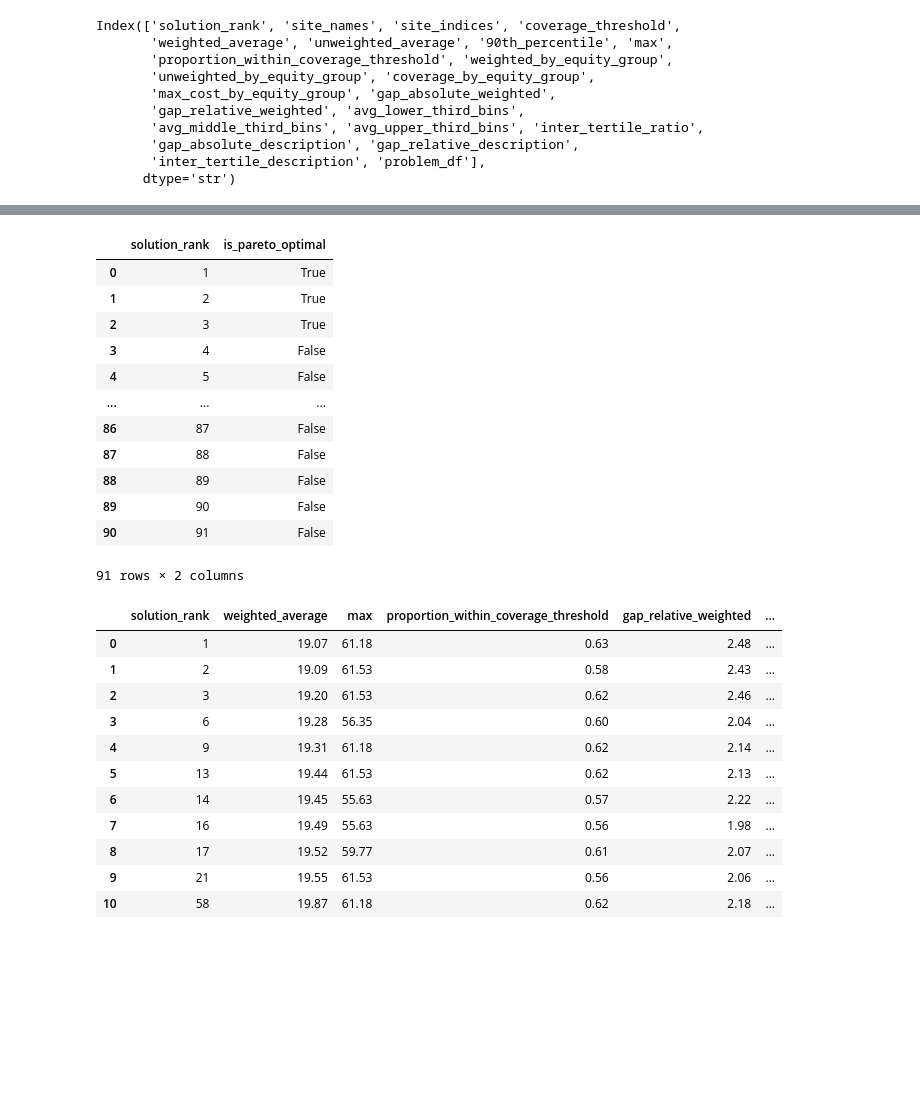
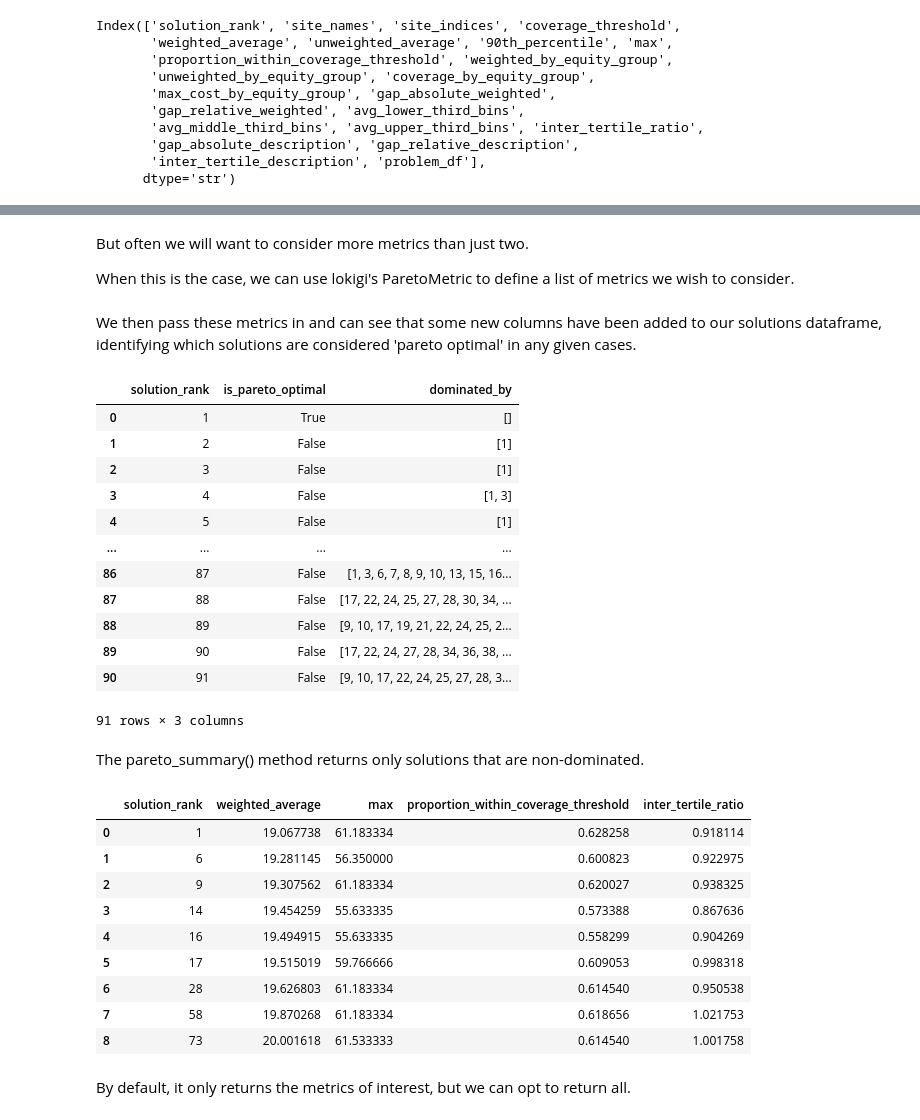
Before and after one commit to hsma-tools/lokigi, a Jupyter notebook: examples/location/multiobjective_optimisation_pareto/index.ipynb, the cells around one changed output, grey strips where cells are left out. Saved outputs shown, nothing was run; the diff lists cells and outputs as text; code cells hidden in the pictures; blank space fills up the shorter version.

```diff
--- a/examples/location/multiobjective_optimisation_pareto/index.ipynb
+++ b/examples/location/multiobjective_optimisation_pareto/index.ipynb
@@ -351,3 +130,7 @@ def describe_tradeoffs_for_stakeholders(
+# %% [markdown]
+But often we will want to consider more metrics than just two.
+
+When this is the case, we can use lokigi's ParetoMetric to define a list of metrics we wish to consider.
 # %%
 metrics = [
         ParetoMetric(column="weighted_average", direction="lower_better",
@@ -363,37 +144,40 @@ metrics = [
         ]
+# %% [markdown]
+We then pass these metrics in and can see that some new columns have been added to our solutions dataframe, identifying which solutions are considered 'pareto optimal' in any given cases.
 # %%
-solution_pareto = compute_pareto_front(
-    solution.show_solutions(),
+solution.compute_pareto_front(
     metrics=metrics
         )
 
-solution_pareto[["solution_rank", "is_pareto_optimal"]]
+solution.show_solutions()[["solution_rank", "is_pareto_optimal", "dominated_by"]]
 # %% [output]
-|  | solution_rank | is_pareto_optimal |
-| 0 | 1 | True |
-| 1 | 2 | True |
-| 2 | 3 | True |
-| 3 | 4 | False |
-| 4 | 5 | False |
-| ... | ... | ... |
-| 86 | 87 | False |
-| 87 | 88 | False |
-| 88 | 89 | False |
-| 89 | 90 | False |
-| 90 | 91 | False |
+|  | solution_rank | is_pareto_optimal | dominated_by |
+| 0 | 1 | True | [] |
+| 1 | 2 | False | [1] |
+| 2 | 3 | False | [1] |
+| 3 | 4 | False | [1, 3] |
+| 4 | 5 | False | [1] |
+| ... | ... | ... | ... |
+| 86 | 87 | False | [1, 3, 6, 7, 8, 9, 10, 13, 15, 16... |
+| 87 | 88 | False | [17, 22, 24, 25, 27, 28, 30, 34, ... |
+| 88 | 89 | False | [9, 10, 17, 19, 21, 22, 24, 25, 2... |
+| 89 | 90 | False | [17, 22, 24, 27, 28, 34, 36, 38, ... |
+| 90 | 91 | False | [9, 10, 17, 22, 24, 25, 27, 28, 3... |
-91 rows × 2 columns
+91 rows × 3 columns
+# %% [markdown]
+The pareto_summary() method returns only solutions that are non-dominated.
 # %%
-pareto_summary(solution_pareto, metrics)
+solution.pareto_summary()
 # %% [output]
-|  | solution_rank | weighted_average | max | proportion_within_coverage_threshold | gap_relative_weighted | ... |
-| 0 | 1 | 19.07 | 61.18 | 0.63 | 2.48 | ... |
-| 1 | 2 | 19.09 | 61.53 | 0.58 | 2.43 | ... |
-| 2 | 3 | 19.20 | 61.53 | 0.62 | 2.46 | ... |
-| 3 | 6 | 19.28 | 56.35 | 0.60 | 2.04 | ... |
-| 4 | 9 | 19.31 | 61.18 | 0.62 | 2.14 | ... |
-| 5 | 13 | 19.44 | 61.53 | 0.62 | 2.13 | ... |
-| 6 | 14 | 19.45 | 55.63 | 0.57 | 2.22 | ... |
-| 7 | 16 | 19.49 | 55.63 | 0.56 | 1.98 | ... |
-| 8 | 17 | 19.52 | 59.77 | 0.61 | 2.07 | ... |
-| 9 | 21 | 19.55 | 61.53 | 0.56 | 2.06 | ... |
-| 10 | 58 | 19.87 | 61.18 | 0.62 | 2.18 | ... |
+|  | solution_rank | weighted_average | max | proportion_within_coverage_threshold | inter_tertile_ratio |
+| 0 | 1 | 19.067738 | 61.183334 | 0.628258 | 0.918114 |
+| 1 | 6 | 19.281145 | 56.350000 | 0.600823 | 0.922975 |
+| 2 | 9 | 19.307562 | 61.183334 | 0.620027 | 0.938325 |
+| 3 | 14 | 19.454259 | 55.633335 | 0.573388 | 0.867636 |
+| 4 | 16 | 19.494915 | 55.633335 | 0.558299 | 0.904269 |
+| 5 | 17 | 19.515019 | 59.766666 | 0.609053 | 0.998318 |
+| 6 | 28 | 19.626803 | 61.183334 | 0.614540 | 0.950538 |
+| 7 | 58 | 19.870268 | 61.183334 | 0.618656 | 1.021753 |
+| 8 | 73 | 20.001618 | 61.533333 | 0.614540 | 1.001758 |
+# %% [markdown]
+By default, it only returns the metrics of interest, but we can opt to return all.
```
Also changed, not shown: parts of 33 cells of this notebook, 6 other files.
